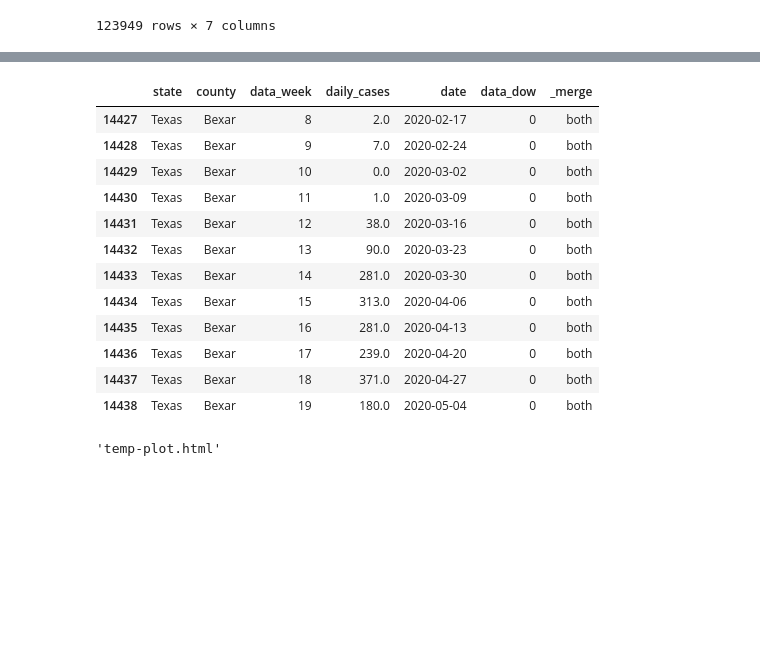
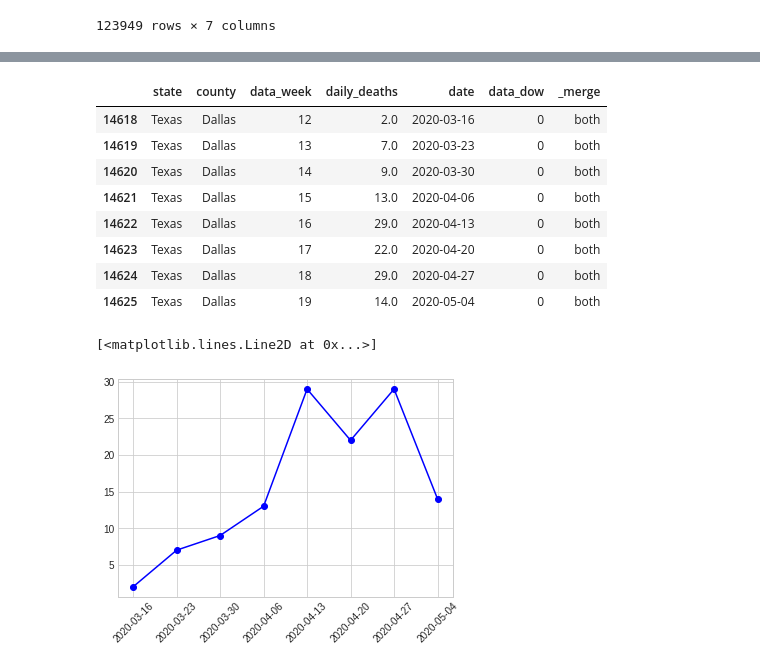
Before and after one commit to dcovarru/Python, a Jupyter notebook: Covid.ipynb, the cells around one changed output, grey strips where cells are left out. Cells and saved outputs as stored; diff of their text form; code cells hidden in the pictures; blank space fills up the shorter version.

```diff
--- a/Covid.ipynb
+++ b/Covid.ipynb
@@ -157,7 +180,7 @@ covidData[(covidData.state == 'Wyoming') & (covidData.county=='Washakie')].tail(
 # covidData_aggState = covidData.groupby(['state','data_week'])['deaths'].agg('sum').to_frame().reset_index()
 
 covidData_aggState = covidData.groupby(['state','county','data_week'], as_index=False)['daily_deaths'].sum()
-covidData_aggState = covidData.groupby(['state','county','data_week'], as_index=False)['daily_cases'].sum()
+# covidData_aggState = covidData.groupby(['state','county','data_week'], as_index=False)['daily_cases'].sum()
 # %%
 covidData_aggState
 # %% [output]
@@ -201,28 +240,33 @@ covidData_aggState_weekly = covidData_aggState.merge(covidData_Calendar, how = '
 # %%
 #################################################
 # Difference data to get weekly volume
 #################################################
 
 # covidData_aggState[(covidData_aggState['state'] == "Texas") & (covidData_aggState['county'].isin(['Bexar']))]['deaths'].diff(periods=1)
-covidData_temp = covidData_aggState_weekly[(covidData_aggState_weekly['state'] == "Texas") & (covidData_aggState_weekly['county'].isin(['Bexar']))].sort_values(by=['date'])
+covidData_temp = covidData_aggState_weekly[(covidData_aggState_weekly['state'] == "Texas") & (covidData_aggState_weekly['county'].isin(['Dallas']))].sort_values(by=['date'])
 covidData_temp
 # %% [output]
-|  | state | county | data_week | daily_cases | date | data_dow | _merge |
-| 14427 | Texas | Bexar | 8 | 2.0 | 2020-02-17 | 0 | both |
-| 14428 | Texas | Bexar | 9 | 7.0 | 2020-02-24 | 0 | both |
-| 14429 | Texas | Bexar | 10 | 0.0 | 2020-03-02 | 0 | both |
-| 14430 | Texas | Bexar | 11 | 1.0 | 2020-03-09 | 0 | both |
-| 14431 | Texas | Bexar | 12 | 38.0 | 2020-03-16 | 0 | both |
-| 14432 | Texas | Bexar | 13 | 90.0 | 2020-03-23 | 0 | both |
-| 14433 | Texas | Bexar | 14 | 281.0 | 2020-03-30 | 0 | both |
-| 14434 | Texas | Bexar | 15 | 313.0 | 2020-04-06 | 0 | both |
-| 14435 | Texas | Bexar | 16 | 281.0 | 2020-04-13 | 0 | both |
-| 14436 | Texas | Bexar | 17 | 239.0 | 2020-04-20 | 0 | both |
-| 14437 | Texas | Bexar | 18 | 371.0 | 2020-04-27 | 0 | both |
-| 14438 | Texas | Bexar | 19 | 180.0 | 2020-05-04 | 0 | both |
+|  | state | county | data_week | daily_deaths | date | data_dow | _merge |
+| 14618 | Texas | Dallas | 12 | 2.0 | 2020-03-16 | 0 | both |
+| 14619 | Texas | Dallas | 13 | 7.0 | 2020-03-23 | 0 | both |
+| 14620 | Texas | Dallas | 14 | 9.0 | 2020-03-30 | 0 | both |
+| 14621 | Texas | Dallas | 15 | 13.0 | 2020-04-06 | 0 | both |
+| 14622 | Texas | Dallas | 16 | 29.0 | 2020-04-13 | 0 | both |
+| 14623 | Texas | Dallas | 17 | 22.0 | 2020-04-20 | 0 | both |
+| 14624 | Texas | Dallas | 18 | 29.0 | 2020-04-27 | 0 | both |
+| 14625 | Texas | Dallas | 19 | 14.0 | 2020-05-04 | 0 | both |
 # %%
-covidTrace = go.Bar(x = covidData_temp.date, y = covidData_temp.daily_cases)
-fig = go.Figure(data = [covidTrace])
-plotly.offline.plot(fig)
+# covidTrace = go.Bar(x = covidData_temp.date, y = covidData_temp.daily_cases)
+# fig = go.Figure(data = [covidTrace])
+# plotly.offline.plot(fig)
+
+# fig = go.box(covidData_temp, y='daily_cases')
+# fig.show()
+
+fig = plt.figure()
+ax = plt.axes()
+plt.xticks(rotation=45)
+ax.plot(covidData_temp.date, covidData_temp.daily_deaths, marker='o', color='b')
 # %% [output]
-'temp-plot.html'
+[<matplotlib.lines.Line2D at 0x...>]
+[figure, added]
```
Also changed, not shown: parts of 6 cells of this notebook.
